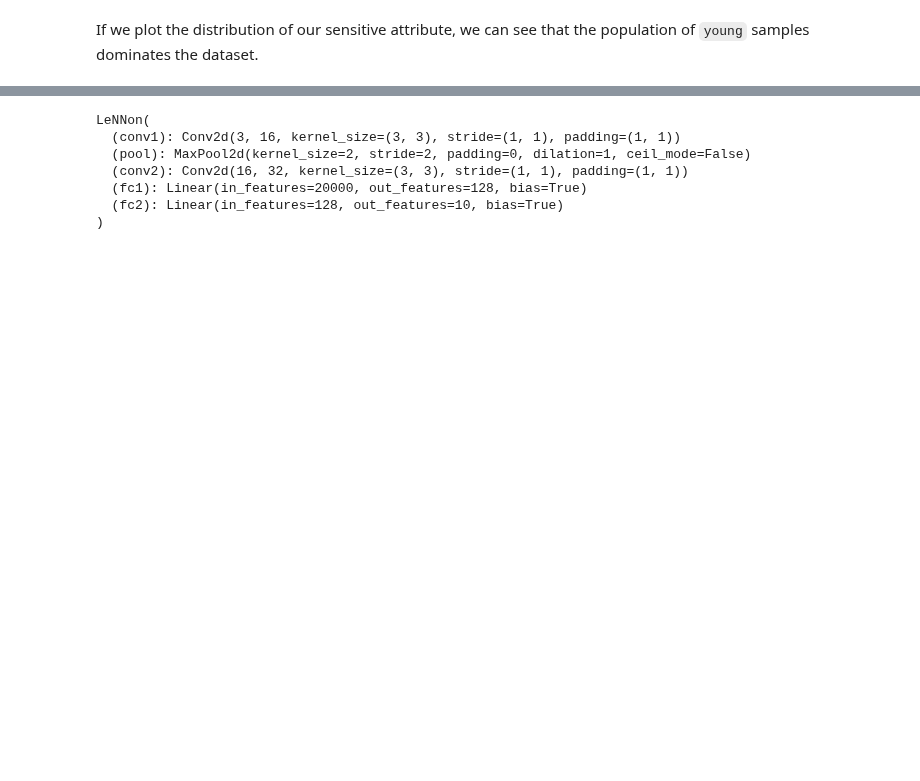
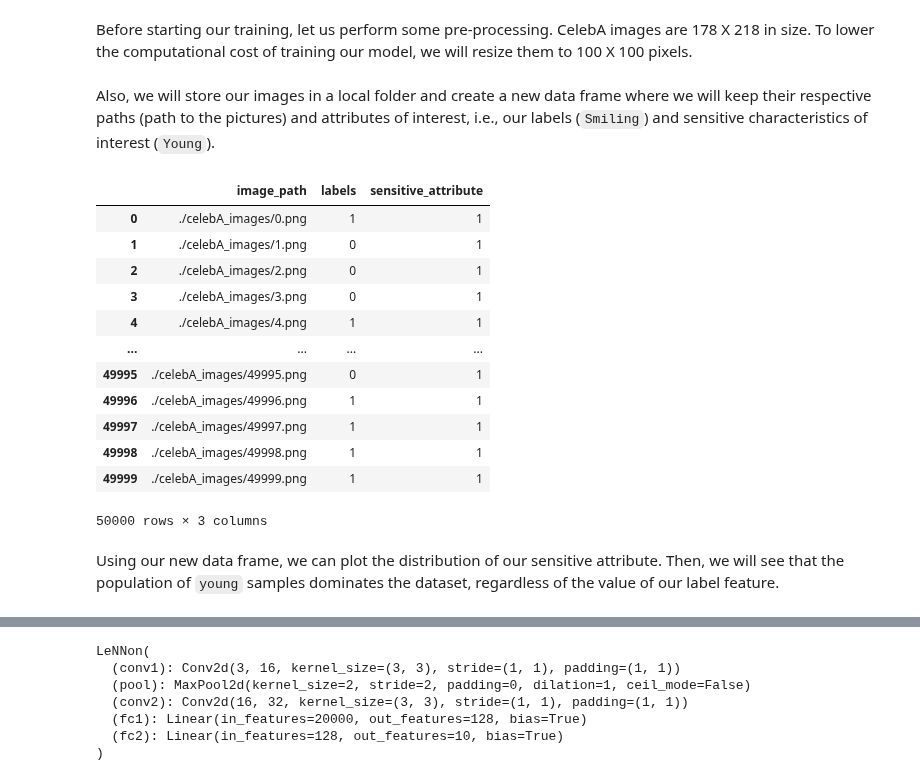
Before and after one commit to Nkluge-correa/TeenyTinyCastle, a Jupyter notebook: ML Fairness/fair_metrics_celeba.ipynb, the cells around one changed output, grey strips where cells are left out. Saved outputs shown, nothing was run; the diff lists cells and outputs as text; code cells hidden in the pictures; blank space fills up the shorter version.

Commit message:
fineshed updating ML Fairness folder

```diff
--- a/ML Fairness/fair_metrics_celeba.ipynb
+++ b/ML Fairness/fair_metrics_celeba.ipynb
@@ -52,0 +25,6 @@ Number `young` samples: 156734
+# %%
+!pip install datasets -q
+from datasets import load_dataset
+
+# load the datasets from the hub
+dataset = load_dataset('AiresPucrs/CelebA-Smiles', split="train")
@@ -53,5 +42,58 @@ Number `young` samples: 156734
+# %% [markdown]
+Before starting our training, let us perform some pre-processing. CelebA images are 178 X 218 in size. To lower the computational cost of training our model, we will resize them to 100 X 100 pixels.
+# %%
+# Resize images (100 x 100)
+def resize_image(examples):
+    examples["resized_image"] = [image.convert("RGB").resize((100,100)) for image in examples["image"]]
+    return examples
+
+# Apply `resize_image` funtion to the dataset
+dataset = dataset.map(resize_image, batched=True)
+# %% [markdown]
+Also, we will store our images in a local folder and create a new data frame where we will keep their respective paths (path to the pictures) and attributes of interest, i.e., our labels (`Smiling`) and sensitive characteristics of interest (`Young`).
+# %%
+import pandas as pd
+import numpy as np
+import tqdm
+import os
+
+# Create a folder to store the CelebA images
+os.makedirs('celebA_images', exist_ok=True)
+
+# Select the features we will use for this tutorial
+labels = [1 if x > 0 else 0 for x in dataset['Smiling']] # 1 = smiling
+sensitive_attribute = [1 if x > 0 else 0 for x in dataset['Young']] # 1 = young
+image_path = []
+
+# Iterate over the dataset, save images and their respective paths
+for i in tqdm.tqdm(range(len(dataset))):
+  dataset[i]['resized_image'].save(f"./celebA_images/{i}.png")
+  image_path.append(f"./celebA_images/{i}.png")
+
+# Create a new dataframe with all these features
+dataset_df = pd.DataFrame({
+    "image_path": image_path,
+    "labels": labels,
+    "sensitive_attribute": sensitive_attribute
+})
+
+display(dataset_df)
+# %% [output]
+|  | image_path | labels | sensitive_attribute |
+| 0 | ./celebA_images/0.png | 1 | 1 |
+| 1 | ./celebA_images/1.png | 0 | 1 |
+| 2 | ./celebA_images/2.png | 0 | 1 |
+| 3 | ./celebA_images/3.png | 0 | 1 |
+| 4 | ./celebA_images/4.png | 1 | 1 |
+| ... | ... | ... | ... |
+| 49995 | ./celebA_images/49995.png | 0 | 1 |
+| 49996 | ./celebA_images/49996.png | 1 | 1 |
+| 49997 | ./celebA_images/49997.png | 1 | 1 |
+| 49998 | ./celebA_images/49998.png | 1 | 1 |
+| 49999 | ./celebA_images/49999.png | 1 | 1 |
+50000 rows × 3 columns
 # %% [markdown]
-If we plot the distribution of our sensitive attribute, we can see that the population of `young` samples dominates the dataset.
+Using our new data frame, we can plot the distribution of our sensitive attribute. Then, we will see that the population of `young` samples dominates the dataset, regardless of the value of our label feature.
 # %%
 import plotly.graph_objects as go
 
```
Also changed, not shown: parts of 33 cells of this notebook, 10 other files.
